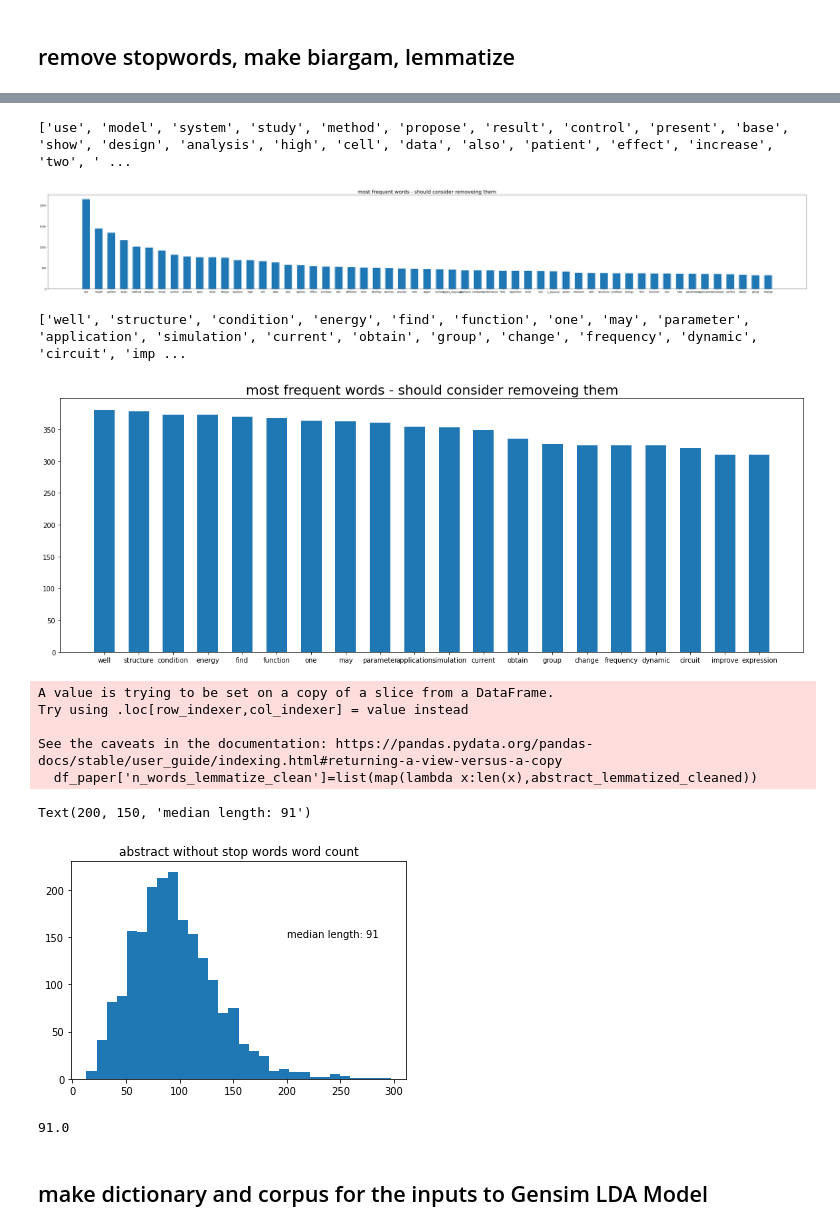
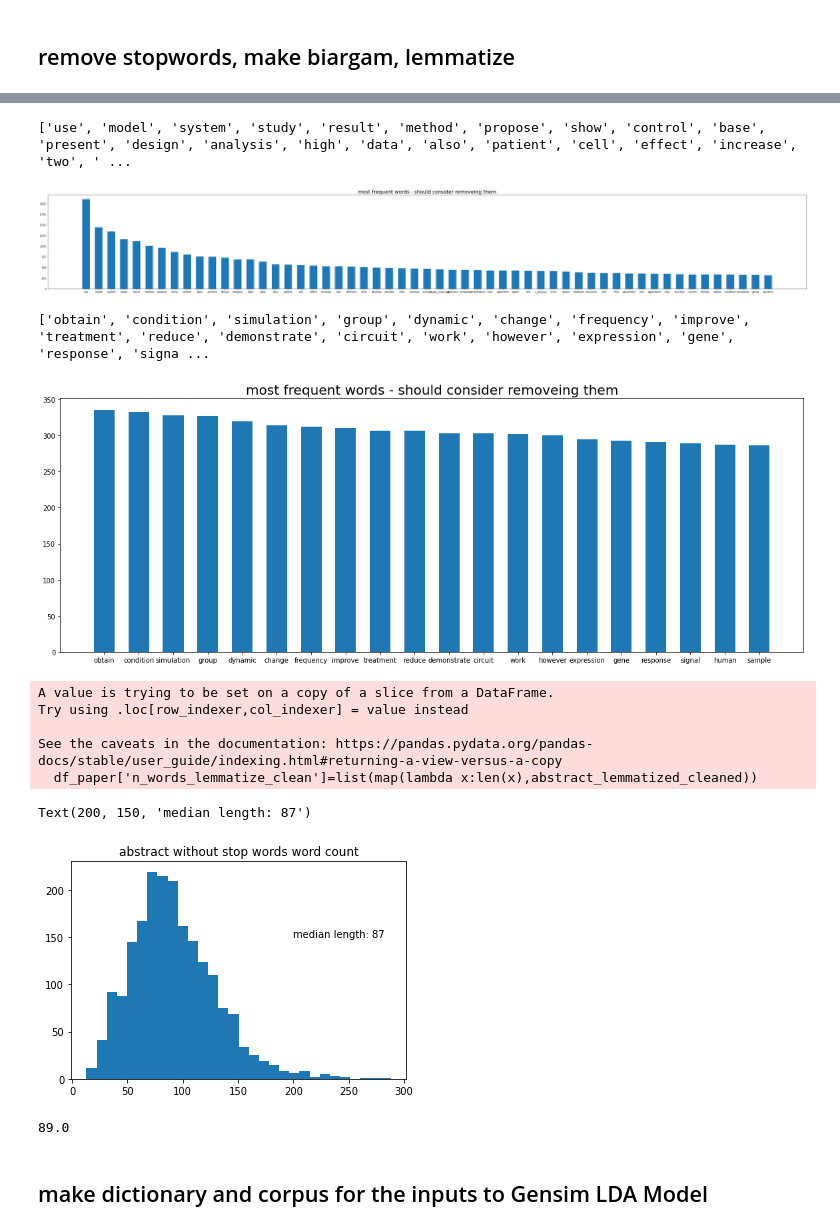
Before and after one commit to clarissaache/DocumentClassifier, a Jupyter notebook: lda.ipynb, the cells around one changed output, grey strips where cells are left out. Drawn from its saved outputs; the diff is of its cells as text; code cells hidden in the pictures.

```diff
--- a/lda.ipynb
+++ b/lda.ipynb
@@ -95,7 +95,7 @@ def lemmatize_with_pos(abstract_toekenized):
 
 
 # Creating Bigram: find words frequently occur together
-bigram = gensim.models.Phrases(text_tokenized, min_count=20, threshold=50)
+bigram = gensim.models.Phrases(text_tokenized, min_count=5, threshold=100)
 #come back to adjust the threshold value: (cnt(a, b) - min_count) * N / (cnt(a) * cnt(b)) > threshold
 bigram_freeze = bigram.freeze()
 #import nltk lemmatizer
@@ -141,33 +141,33 @@ def check_frequent_words(corpus,top_n):
 
 count_df =check_frequent_words(abstract_lemmatized,55)
 # %% [output]
-['use', 'model', 'system', 'study', 'method', 'propose', 'result', 'control', 'present', 'base', 'show', 'design', 'analysis', 'high', 'cell', 'data', 'also', 'patient', 'effect', 'increase', 'two', ' ...
+['use', 'model', 'system', 'study', 'result', 'method', 'propose', 'show', 'control', 'base', 'present', 'design', 'analysis', 'high', 'data', 'also', 'patient', 'cell', 'effect', 'increase', 'two', ' ...
 [figure]
 # %%
 # remove top 50 most frequent words
-top_n = list(count_df[:40].word)
+top_n = list(count_df[:50].word)
 abstract_lemmatized_cleaned = list(map(lambda abstract: list(filter(lambda word: word not in top_n, abstract)),abstract_lemmatized))
 check_frequent_words(abstract_lemmatized_cleaned,top_n=20)
 
 df_paper['n_words_lemmatize_clean']=list(map(lambda x:len(x),abstract_lemmatized_cleaned))
 median_count = np.median(df_paper.n_words_lemmatize_clean)
 plt.hist(df_paper.n_words_lemmatize_clean,bins=30)
 plt.title("abstract without stop words word count")
 plt.text(200,150,"median length: %d"%median_count,fontsize=10)
 # %% [output]
-['well', 'structure', 'condition', 'energy', 'find', 'function', 'one', 'may', 'parameter', 'application', 'simulation', 'current', 'obtain', 'group', 'change', 'frequency', 'dynamic', 'circuit', 'imp ...
+['obtain', 'condition', 'simulation', 'group', 'dynamic', 'change', 'frequency', 'improve', 'treatment', 'reduce', 'demonstrate', 'circuit', 'work', 'however', 'expression', 'gene', 'response', 'signa ...
-[figure, old version]
+[figure, new version]
 A value is trying to be set on a copy of a slice from a DataFrame.
 Try using .loc[row_indexer,col_indexer] = value instead
 
 See the caveats in the documentation: https://pandas.pydata.org/pandas-docs/stable/user_guide/indexing.html#returning-a-view-versus-a-copy
   df_paper['n_words_lemmatize_clean']=list(map(lambda x:len(x),abstract_lemmatized_cleaned))
-Text(200, 150, 'median length: 91')
+Text(200, 150, 'median length: 87')
-[figure, old version]
+[figure, new version]
 # %%
 np.median(df_paper.n_words_lemmatize_clean)
 # %% [output]
-91.0
+89.0
 # %% [markdown]
 ## make dictionary and corpus for the inputs to Gensim LDA Model
 # %%
```
Also changed, not shown: parts of 25 cells of this notebook, 5 other files.
